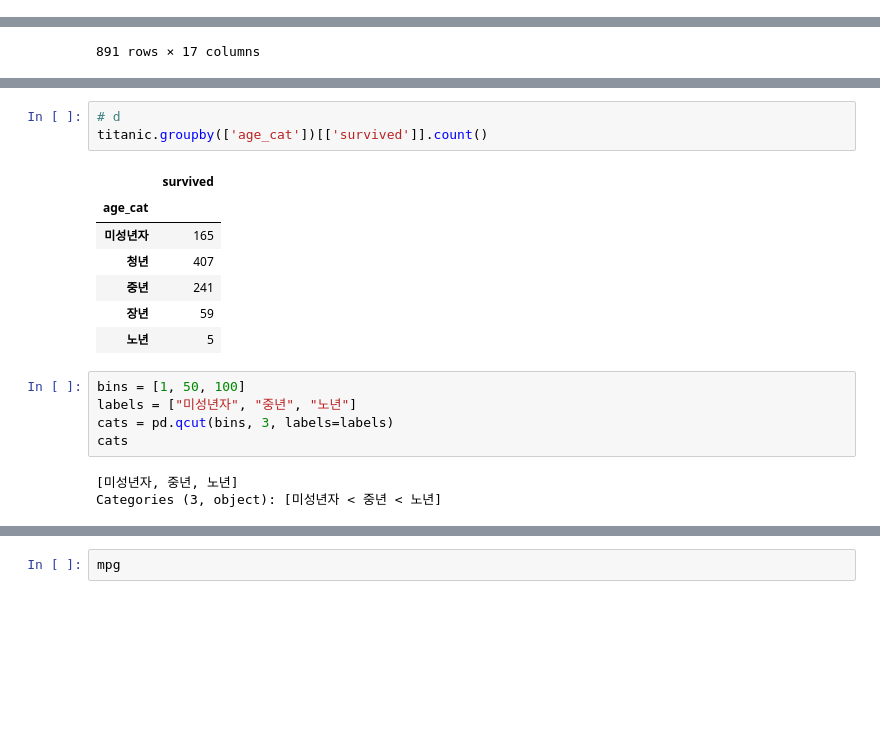
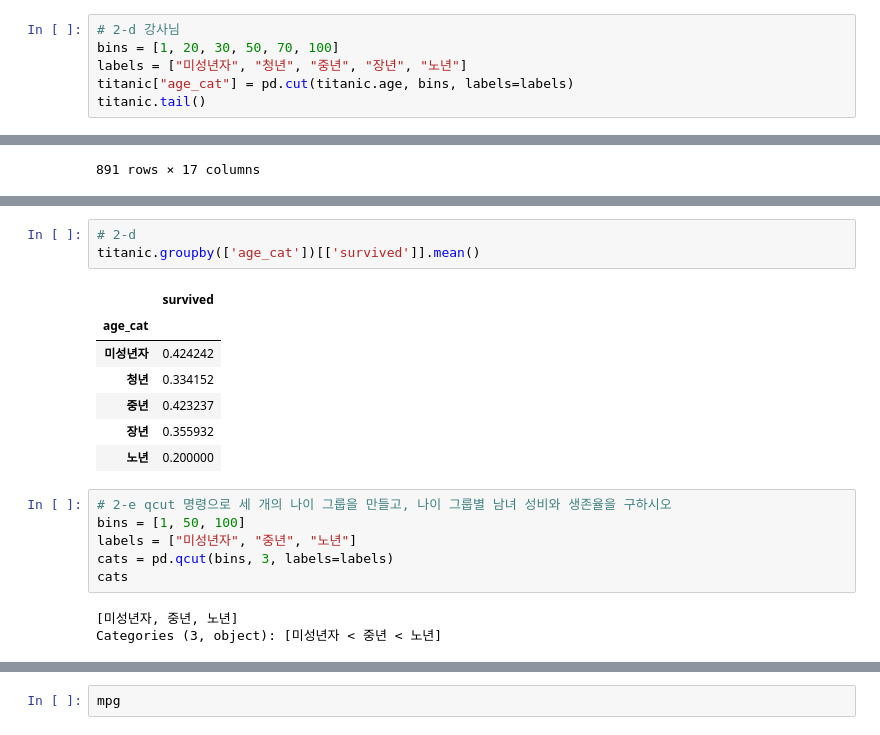
Before and after one commit to leele91/Data-Analysis-2020, a Jupyter notebook: 03.pandas/00_1_심화문제.ipynb, the cells around one changed output, grey strips where cells are left out. Saved outputs shown, nothing was run; the diff lists cells and outputs as text; blank space fills up the shorter version.

```diff
--- a/03.pandas/00_1_심화문제.ipynb
+++ b/03.pandas/00_1_심화문제.ipynb
@@ -135,0 +293,6 @@ Categories (5, object): [미성년자 < 청년 < 중년 < 장년 < 노년]
+# %%
+# 2-d 강사님
+bins = [1, 20, 30, 50, 70, 100]
+labels = ["미성년자", "청년", "중년", "장년", "노년"]
+titanic["age_cat"] = pd.cut(titanic.age, bins, labels=labels)
+titanic.tail()
@@ -154,15 +355,16 @@ titanic
 # %%
-# d
-titanic.groupby(['age_cat'])[['survived']].count()
+# 2-d
+titanic.groupby(['age_cat'])[['survived']].mean()
 # %% [output]
 |  | survived |
 | age_cat |  |
-| 미성년자 | 165 |
-| 청년 | 407 |
-| 중년 | 241 |
-| 장년 | 59 |
-| 노년 | 5 |
+| 미성년자 | 0.424242 |
+| 청년 | 0.334152 |
+| 중년 | 0.423237 |
+| 장년 | 0.355932 |
+| 노년 | 0.200000 |
 # %%
+# 2-e qcut 명령으로 세 개의 나이 그룹을 만들고, 나이 그룹별 남녀 성비와 생존율을 구하시오
 bins = [1, 50, 100]
 labels = ["미성년자", "중년", "노년"]
 cats = pd.qcut(bins, 3, labels=labels)
```
Also changed, not shown: parts of 70 cells of this notebook, 1 other file.
